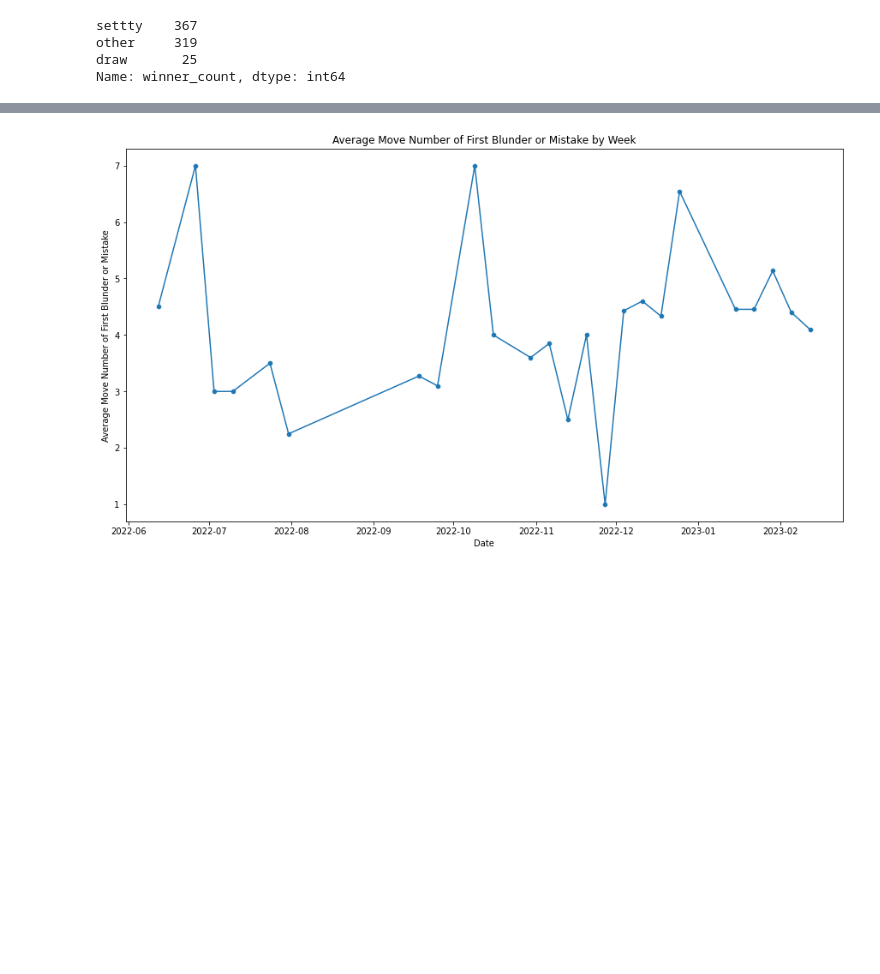
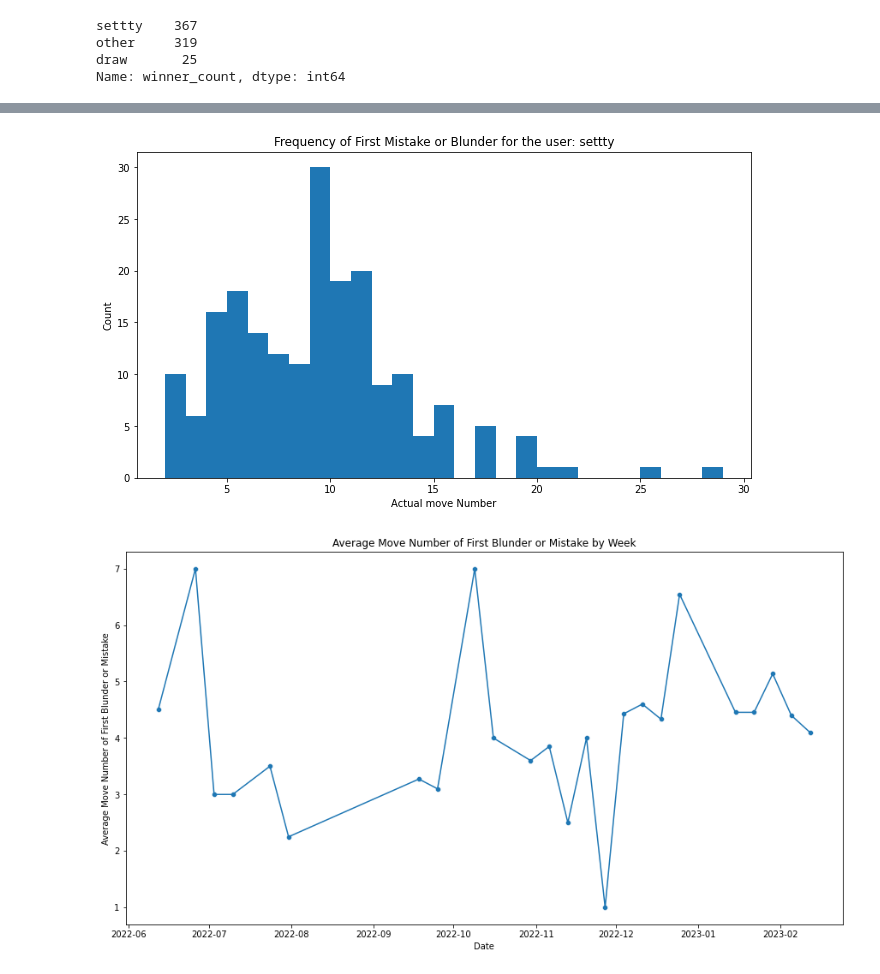
Before and after one commit to s-etty/chess-analysis, a Jupyter notebook: chess-analysis.ipynb, the cells around one changed output, grey strips where cells are left out. Cells and saved outputs as stored; diff of their text form; code cells hidden in the pictures; blank space fills up the shorter version.

```diff
--- a/chess-analysis.ipynb
+++ b/chess-analysis.ipynb
@@ -224,3 +352,20 @@ sns.histplot(data=user_first_blnd_mist, x="move_number_actual", binwidth=1)
+# %%
+binwidth = 1
+user_first_blnd_mist = first_blnd_mist.loc[first_blnd_mist['first_player_blunder'] == user]
+#user_first_blnd_mist[['game_date','score','score_change', 'blunder', 'mistake', 'move_number_actual','moves_list']].head()
+fig, ax = plt.subplots(figsize=(11, 6))
+ax.hist(data = user_first_blnd_mist, x = 'move_number_actual',
+        bins = np.arange(min(user_first_blnd_mist['move_number_actual']),
+                         max(user_first_blnd_mist['move_number_actual']) + binwidth,
+                         binwidth)
+       )
+ax.set_xlabel('Actual move Number')
+ax.set_ylabel('Count')
+ax.set_title('Frequency of First Mistake or Blunder for the user: '+ user)
+
+plt.show()
+# %% [output]
+[figure, added]
 # %%
 # get the average move number where the user makes their first mistake or blunder
 num_games_week = (scored_games.groupby(pd.Grouper(key = 'game_date', freq = "1W"))
```
Also changed, not shown: parts of 31 cells of this notebook, 5 other files.
